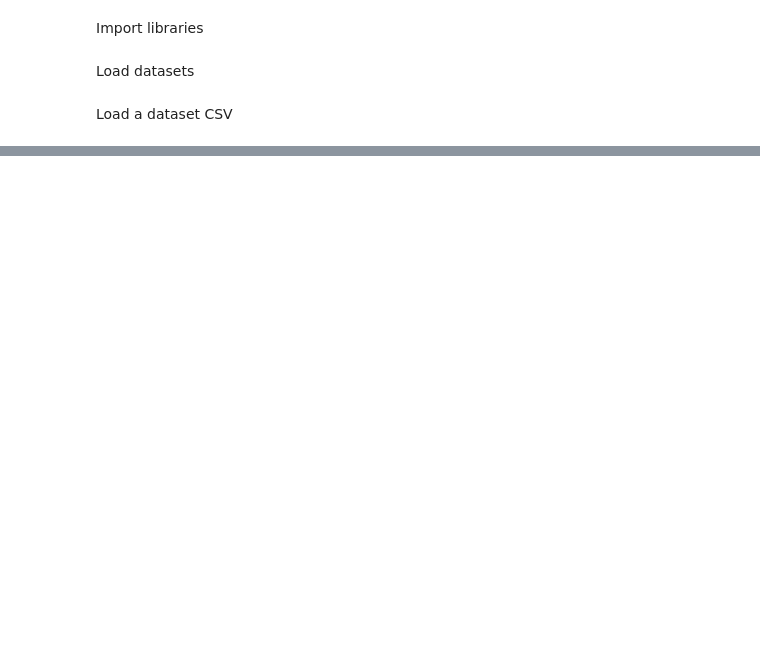
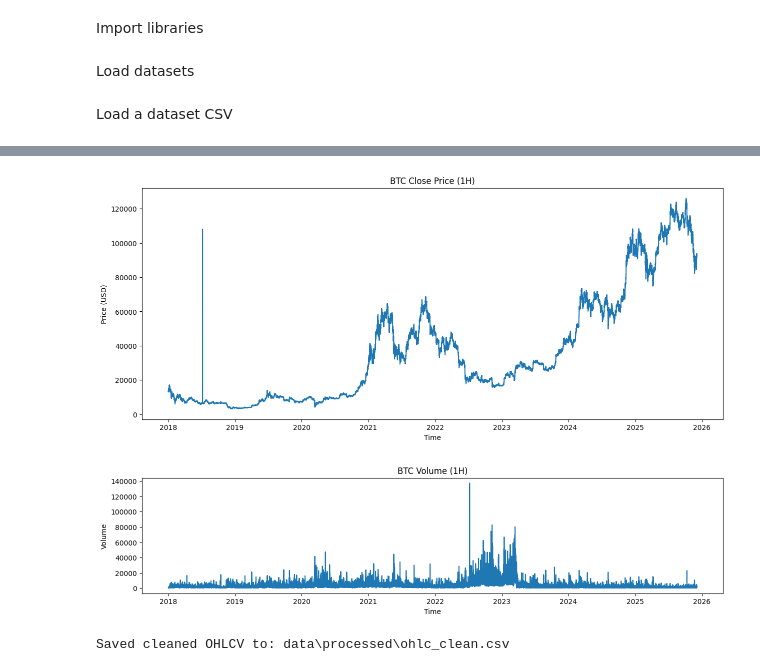
Before and after one commit to phatnomenal/CryptoAnalyzation, a Jupyter notebook: models/Data_PreProcessing.ipynb, the cells around one changed output, grey strips where cells are left out. Saved outputs shown, nothing was run; the diff lists cells and outputs as text; code cells hidden in the pictures; blank space fills up the shorter version.

Commit message:
Fixing bugs of process and add back the features

```diff
--- a/models/Data_PreProcessing.ipynb
+++ b/models/Data_PreProcessing.ipynb
@@ -73,8 +73,3 @@ def resample_hourly(df):
     return ohlc
 # %% [markdown]
 Load a dataset CSV
-# %%
-df = pd.read_csv("BTC_datasets/btc_1d_data_2018_to_2025.csv")
-df['Date'] = pd.to_datetime(df['Date'])
-df = df.sort_values("Date").reset_index(drop=True)
-df.head()
@@ -82,0 +176,24 @@ FileNotFoundError: [Errno 2] No such file or directory: 'BTC_datasets/btc_1d_dat
+# %%
+# Cell 5 — Clean & Validate OHLCV
+
+def clean_ohlcv(df):
+    df = df.copy()
+
+    # Ensure sorted by timestamp
+    df = df.sort_index()
+
+    # Remove duplicates (rare)
+    df = df[~df.index.duplicated(keep='first')]
+
+    # Check for missing values
+    print("Missing values per column:")
+    print(df.isna().sum())
+
+    # Forward-fill any small gaps (usually none)
+    df = df.ffill()
+
+    return df
+
+ohlc_clean = clean_ohlcv(ohlc)
+print("Shape after cleaning:", ohlc_clean.shape)
+ohlc_clean.head()
@@ -82,0 +216,32 @@ FileNotFoundError: [Errno 2] No such file or directory: 'BTC_datasets/btc_1d_dat
+# %%
+# Cell 6 — Visualize OHLC Close Price + Volume
+
+plt.figure(figsize=(15,6))
+plt.plot(ohlc_clean.index, ohlc_clean['close'])
+plt.title("BTC Close Price (1H)")
+plt.xlabel("Time")
+plt.ylabel("Price (USD)")
+plt.show()
+
+plt.figure(figsize=(15,3))
+plt.plot(ohlc_clean.index, ohlc_clean['volume'])
+plt.title("BTC Volume (1H)")
+plt.xlabel("Time")
+plt.ylabel("Volume")
+plt.show()
+# %% [output]
+[figure, added]
+[figure, added]
+# %%
+# Cell — Save cleaned OHLC data for Notebook 02
+from pathlib import Path
+
+OUT = Path("data/processed")
+OUT.mkdir(parents=True, exist_ok=True)
+
+save_path = OUT / "ohlc_clean.csv"
+ohlc_clean.to_csv(save_path)
+
+print("Saved cleaned OHLCV to:", save_path)
+# %% [output]
+Saved cleaned OHLCV to: data\processed\ohlc_clean.csv
```
Also changed, not shown: parts of 7 cells of this notebook, 1 other file.
